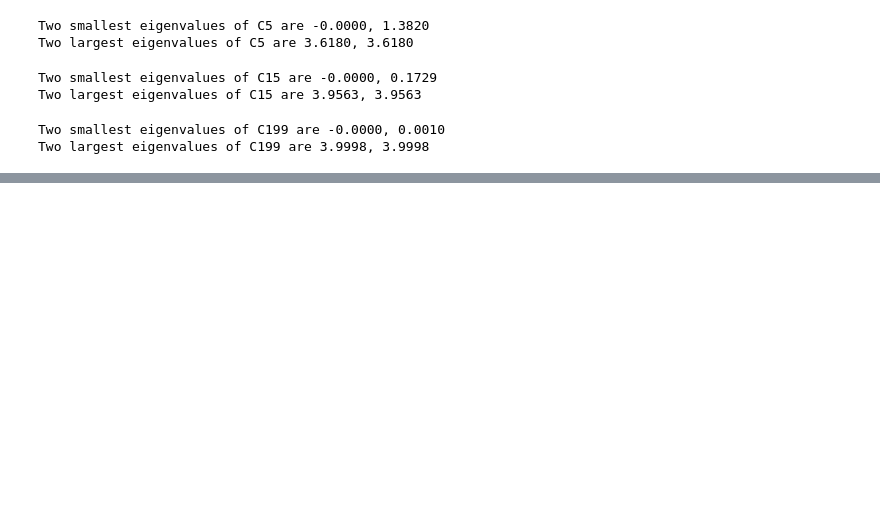
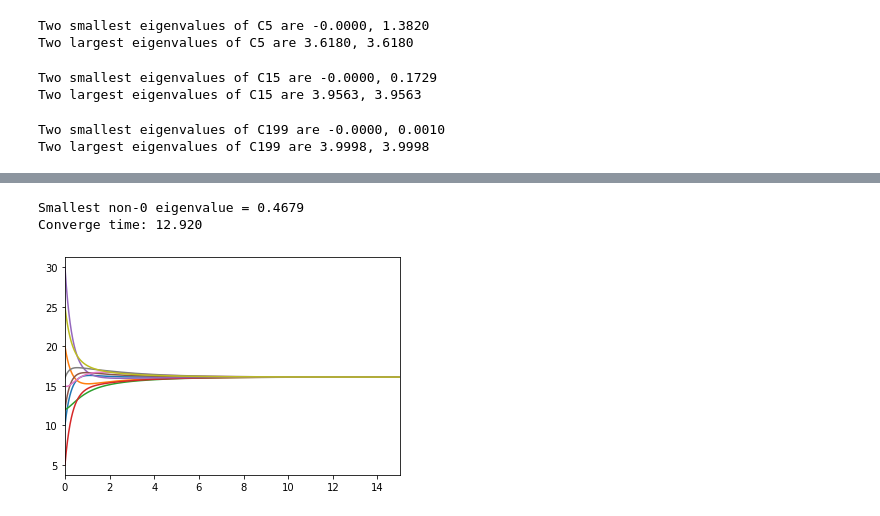
Before and after one commit to Sutopia/SRSeries2, a Jupyter notebook: getLaplacian.ipynb, the cells around one changed output, grey strips where cells are left out. Saved outputs shown, nothing was run; the diff lists cells and outputs as text; code cells hidden in the pictures; blank space fills up the shorter version.

```diff
--- a/getLaplacian.ipynb
+++ b/getLaplacian.ipynb
@@ -63,0 +187,19 @@ Two largest eigenvalues of C199 are 3.9998, 3.9998
+# %%
+Graph = makeCycleGraph(9)
+Laplacian = get_laplacian(Graph, 9, False)
+print('Smallest non-0 eigenvalue = %.4f'%numpy.sort(eigvals(Laplacian))[1])
+
+timelog, statelog = simulate_consensus(x_0, 15, Laplacian,)
+
+# %matplotlib inline
+plt.clf()
+for i in range(len(x_0)):
+    plt.plot(timelog, statelog[i])
+plt.xlim(0,15)
+plt.show
+
+print('Converge time: %.3f'%time_of_consensus(timelog, statelog, 0.01))
+# %% [output]
+Smallest non-0 eigenvalue = 0.4679
+Converge time: 12.920
+[figure, added]
```
Also changed, not shown: parts of 7 cells of this notebook.
